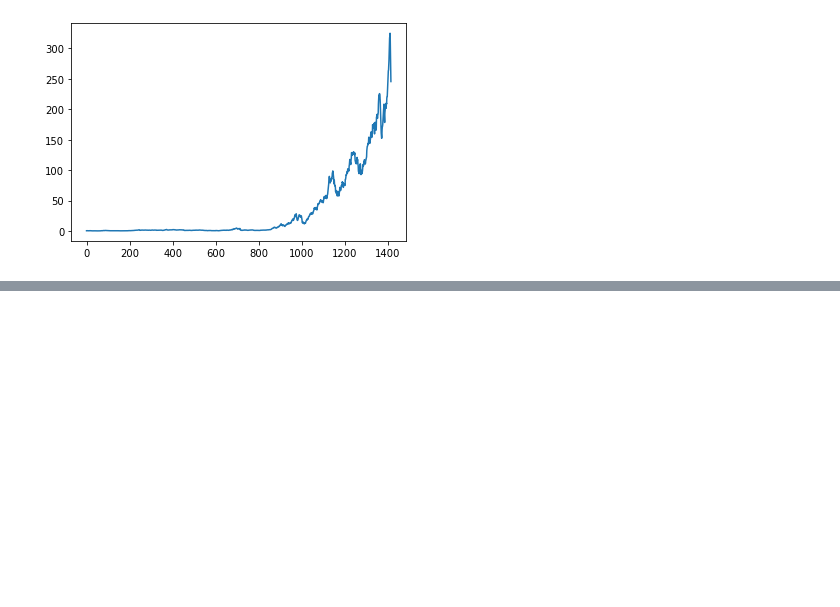
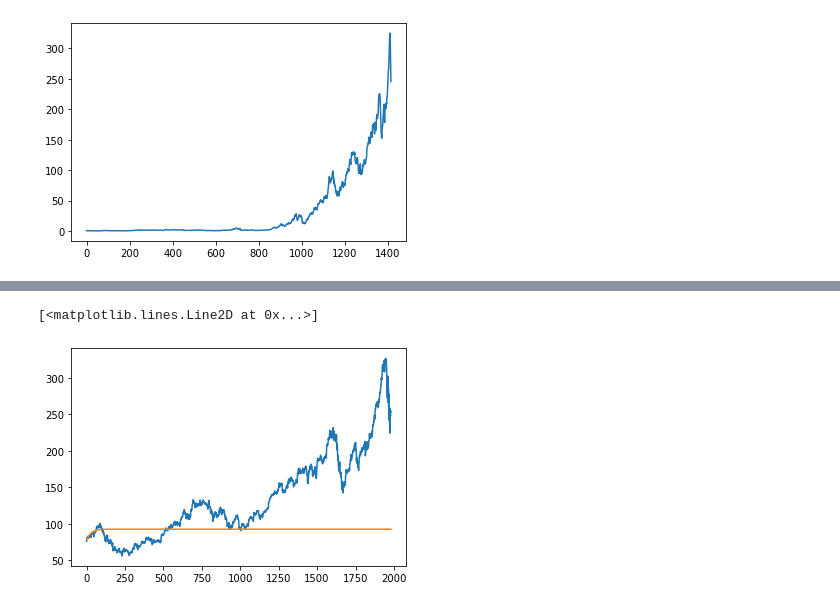
Before and after one commit to callaunchpad/Strategist, a Jupyter notebook: Strategy/LSTM.ipynb, the cells around one changed output, grey strips where cells are left out. Drawn from its saved outputs; the diff is of its cells as text; code cells hidden in the pictures; blank space fills up the shorter version.

```diff
--- a/Strategy/LSTM.ipynb
+++ b/Strategy/LSTM.ipynb
@@ -147,0 +168,11 @@ Test Score: 19.97 RMSE
+# %%
+un_inversed = np.array([model.predict(testX[:1])])
+inversed = np.array([scaler.inverse_transform(un_inversed[0])])
+
+for i in range(1980):
+    pred = model.predict(un_inversed[-1].reshape(1,1,1))
+    un_inversed = np.append(un_inversed, pred)
+    inversed = np.append(inversed, scaler.inverse_transform(pred))
+
+    if i % 100 == 0:
+        print(i)
@@ -147,0 +200,6 @@ Test Score: 19.97 RMSE
+# %%
+plt.plot(testY.reshape(testY.shape[1],))
+plt.plot(inversed)
+# %% [output]
+[<matplotlib.lines.Line2D at 0x...>]
+[figure, added]
```
Also changed, not shown: parts of 6 cells of this notebook.
